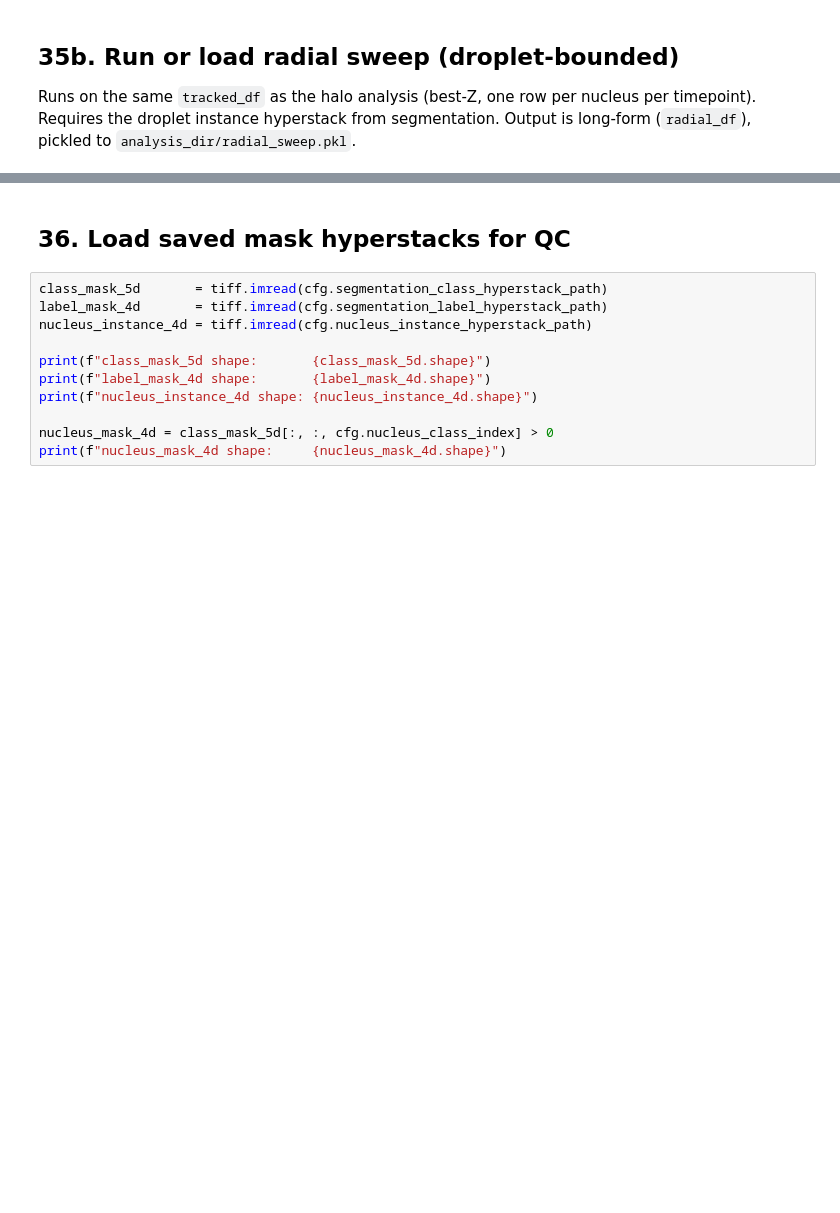
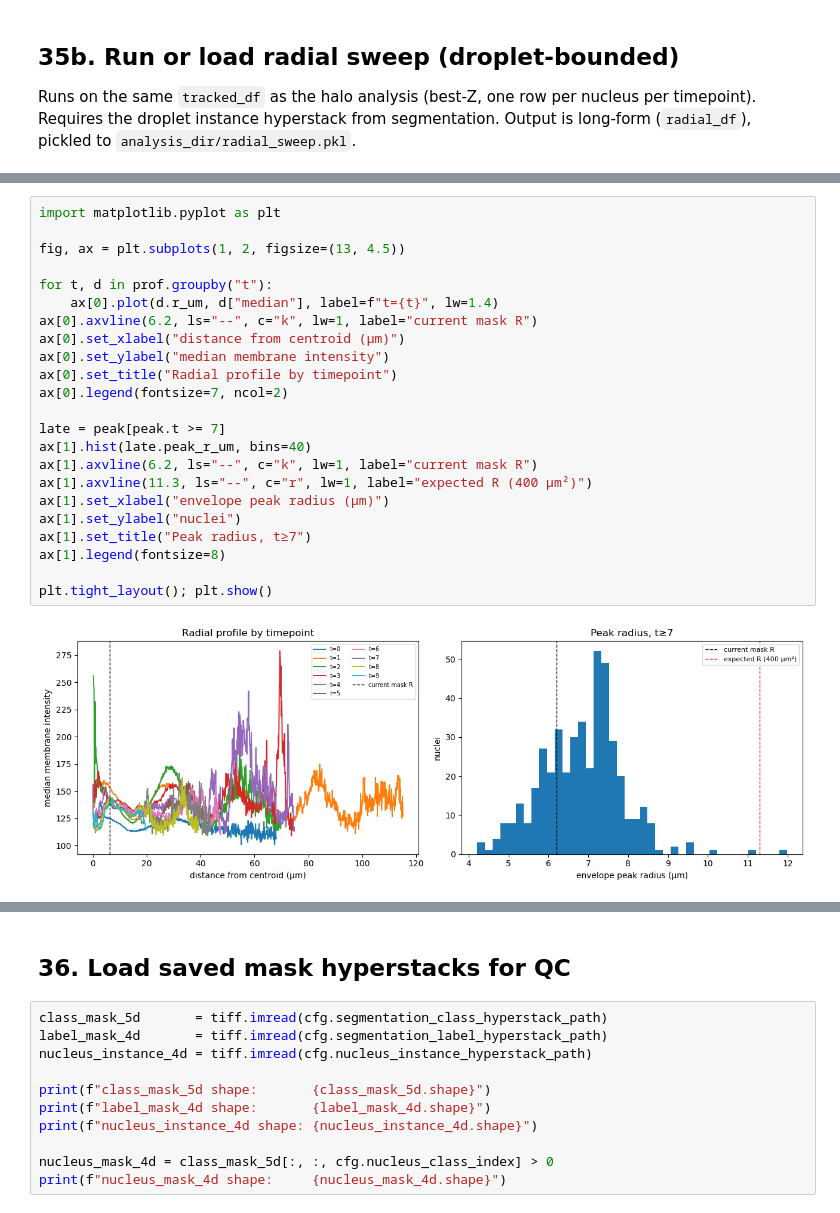
Before and after one commit to Tdeibert/Nuclear_Scaling_ML, a Jupyter notebook: Code_Repository/Python/Image_Analysis/Large_FOV_Nuclear_Pipeline_v16.1.ipynb, the cells around one changed output, grey strips where cells are left out. Cells and saved outputs as stored; diff of their text form; blank space fills up the shorter version.

Commit message:
added some plotting tests

```diff
--- a/Code_Repository/Python/Image_Analysis/Large_FOV_Nuclear_Pipeline_v16.1.ipynb
+++ b/Code_Repository/Python/Image_Analysis/Large_FOV_Nuclear_Pipeline_v16.1.ipynb
@@ -3322,0 +3636,25 @@ display(radial_df.head())
+# %%
+import matplotlib.pyplot as plt
+
+fig, ax = plt.subplots(1, 2, figsize=(13, 4.5))
+
+for t, d in prof.groupby("t"):
+    ax[0].plot(d.r_um, d["median"], label=f"t={t}", lw=1.4)
+ax[0].axvline(6.2, ls="--", c="k", lw=1, label="current mask R")
+ax[0].set_xlabel("distance from centroid (µm)")
+ax[0].set_ylabel("median membrane intensity")
+ax[0].set_title("Radial profile by timepoint")
+ax[0].legend(fontsize=7, ncol=2)
+
+late = peak[peak.t >= 7]
+ax[1].hist(late.peak_r_um, bins=40)
+ax[1].axvline(6.2, ls="--", c="k", lw=1, label="current mask R")
+ax[1].axvline(11.3, ls="--", c="r", lw=1, label="expected R (400 µm²)")
+ax[1].set_xlabel("envelope peak radius (µm)")
+ax[1].set_ylabel("nuclei")
+ax[1].set_title("Peak radius, t≥7")
+ax[1].legend(fontsize=8)
+
+plt.tight_layout(); plt.show()
+# %% [output]
+[figure, added]
```
Also changed, not shown: parts of 34 cells of this notebook.
